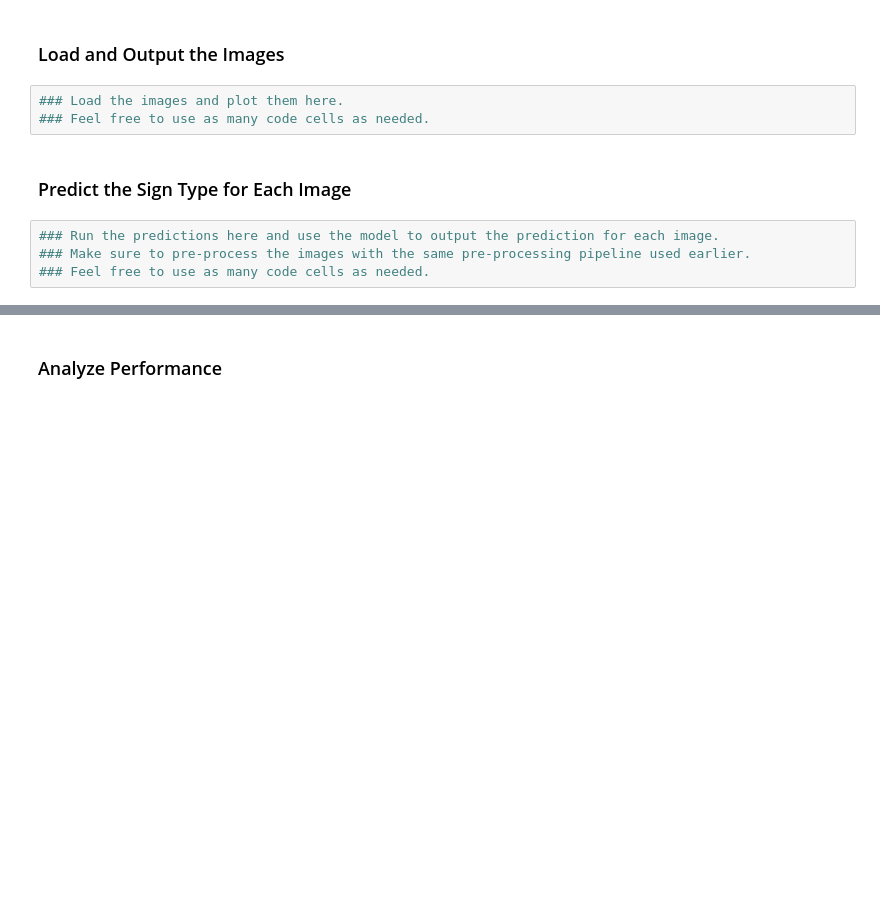
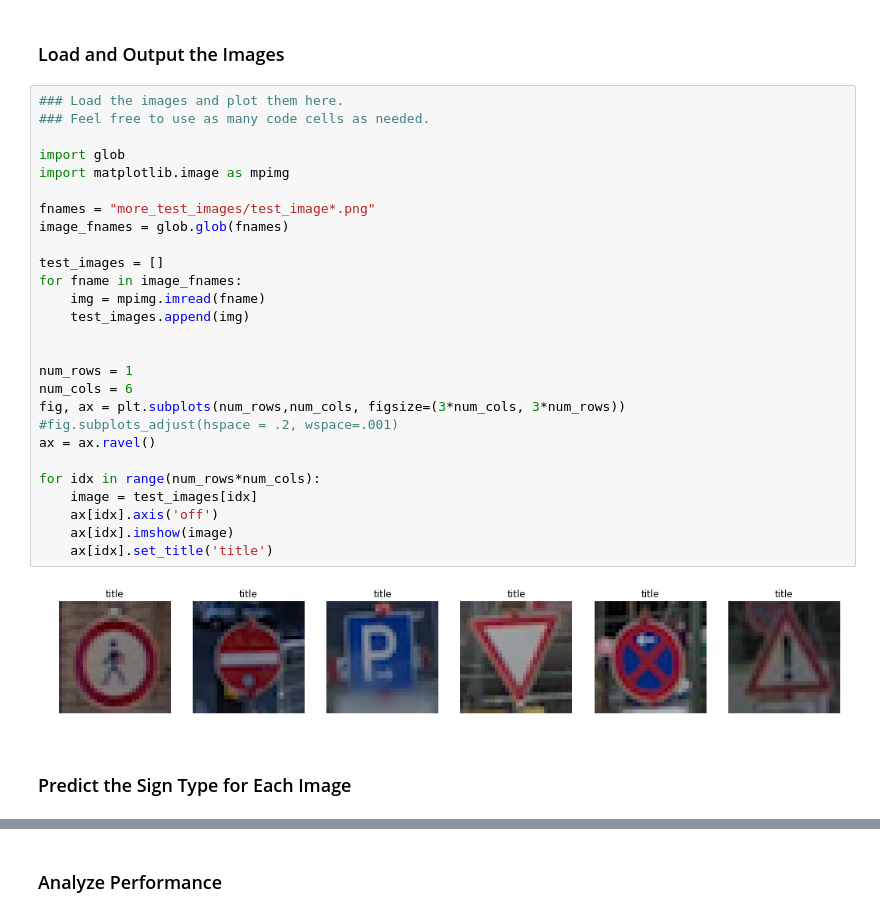
Before and after one commit to amorten/CarND-Traffic-Sign-Classifier-Project, a Jupyter notebook: Traffic_Sign_Classifier.ipynb, the cells around one changed output, grey strips where cells are left out. Drawn from its saved outputs; the diff is of its cells as text; blank space fills up the shorter version.

```diff
--- a/Traffic_Sign_Classifier.ipynb
+++ b/Traffic_Sign_Classifier.ipynb
@@ -410,12 +533,34 @@ To give yourself more insight into how your model is working, download at least
 You may find `signnames.csv` useful as it contains mappings from the class id (integer) to the actual sign name.
 # %% [markdown]
 ### Load and Output the Images
-# %%
-### Load the images and plot them here.
-### Feel free to use as many code cells as needed.
+# %%
+### Load the images and plot them here.
+### Feel free to use as many code cells as needed.
+
+import glob
+import matplotlib.image as mpimg
+
+fnames = "more_test_images/test_image*.png"
+image_fnames = glob.glob(fnames)
+
+test_images = []
+for fname in image_fnames:
+    img = mpimg.imread(fname)
+    test_images.append(img)
+
+
+num_rows = 1
+num_cols = 6
+fig, ax = plt.subplots(num_rows,num_cols, figsize=(3*num_cols, 3*num_rows))
+#fig.subplots_adjust(hspace = .2, wspace=.001)
+ax = ax.ravel()
+
+for idx in range(num_rows*num_cols):
+    image = test_images[idx]
+    ax[idx].axis('off')
+    ax[idx].imshow(image)
+    ax[idx].set_title('title')
+# %% [output]
+[figure, added]
 # %% [markdown]
 ### Predict the Sign Type for Each Image
-# %%
-### Run the predictions here and use the model to output the prediction for each image.
-### Make sure to pre-process the images with the same pre-processing pipeline used earlier.
-### Feel free to use as many code cells as needed.
```
Also changed, not shown: parts of 11 cells of this notebook.
